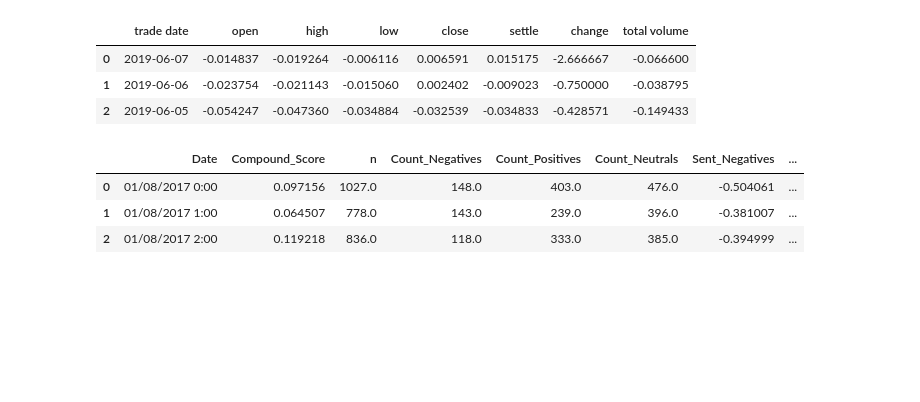
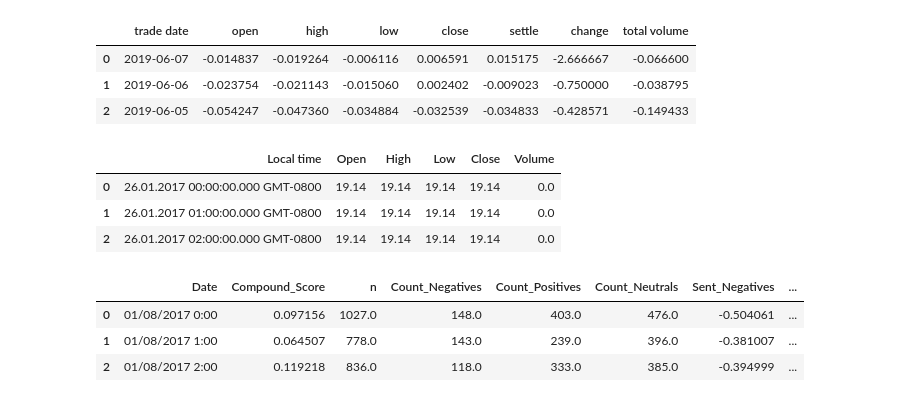
Before and after one commit to MohammadBakir/Bitcoin-Price-Prediction, a Jupyter notebook: time_series/time_series.ipynb, the cells around one changed output. Drawn from its saved outputs; the diff is of its cells as text; code cells hidden in the pictures; blank space fills up the shorter version.

```diff
--- a/time_series/time_series.ipynb
+++ b/time_series/time_series.ipynb
@@ -150,6 +150,15 @@ df_vix.head(3)
 | 0 | 2019-06-07 | -0.014837 | -0.019264 | -0.006116 | 0.006591 | 0.015175 | -2.666667 | -0.066600 |
 | 1 | 2019-06-06 | -0.023754 | -0.021143 | -0.015060 | 0.002402 | -0.009023 | -0.750000 | -0.038795 |
 | 2 | 2019-06-05 | -0.054247 | -0.047360 | -0.034884 | -0.032539 | -0.034833 | -0.428571 | -0.149433 |
+# %%
+df_vix_hourly = pd.read_pickle('../crypto_currency_and_market_value_history/data/vix_volatility_hourly_history_df.pickle')
+# %%
+df_vix_hourly.head(3)
+# %% [output]
+|  | Local time | Open | High | Low | Close | Volume |
+| 0 | 26.01.2017 00:00:00.000 GMT-0800 | 19.14 | 19.14 | 19.14 | 19.14 | 0.0 |
+| 1 | 26.01.2017 01:00:00.000 GMT-0800 | 19.14 | 19.14 | 19.14 | 19.14 | 0.0 |
+| 2 | 26.01.2017 02:00:00.000 GMT-0800 | 19.14 | 19.14 | 19.14 | 19.14 | 0.0 |
 # %%
 df_gold = pd.read_csv('../crypto_currency_and_market_value_history/data/gold_hourly_data.csv', sep = ';')
 # %%
```
Also changed, not shown: parts of 2 cells of this notebook, 2 other files.
